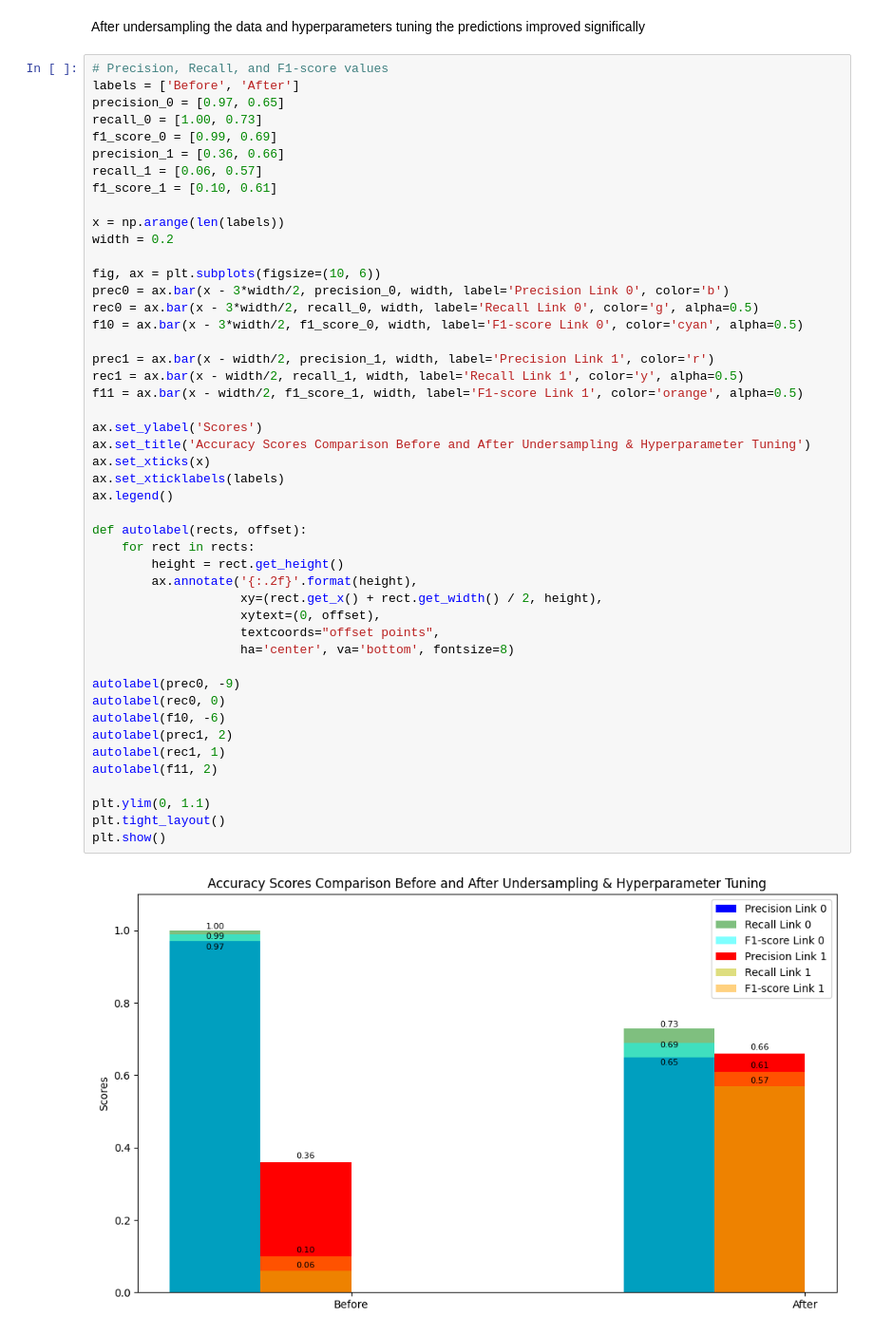
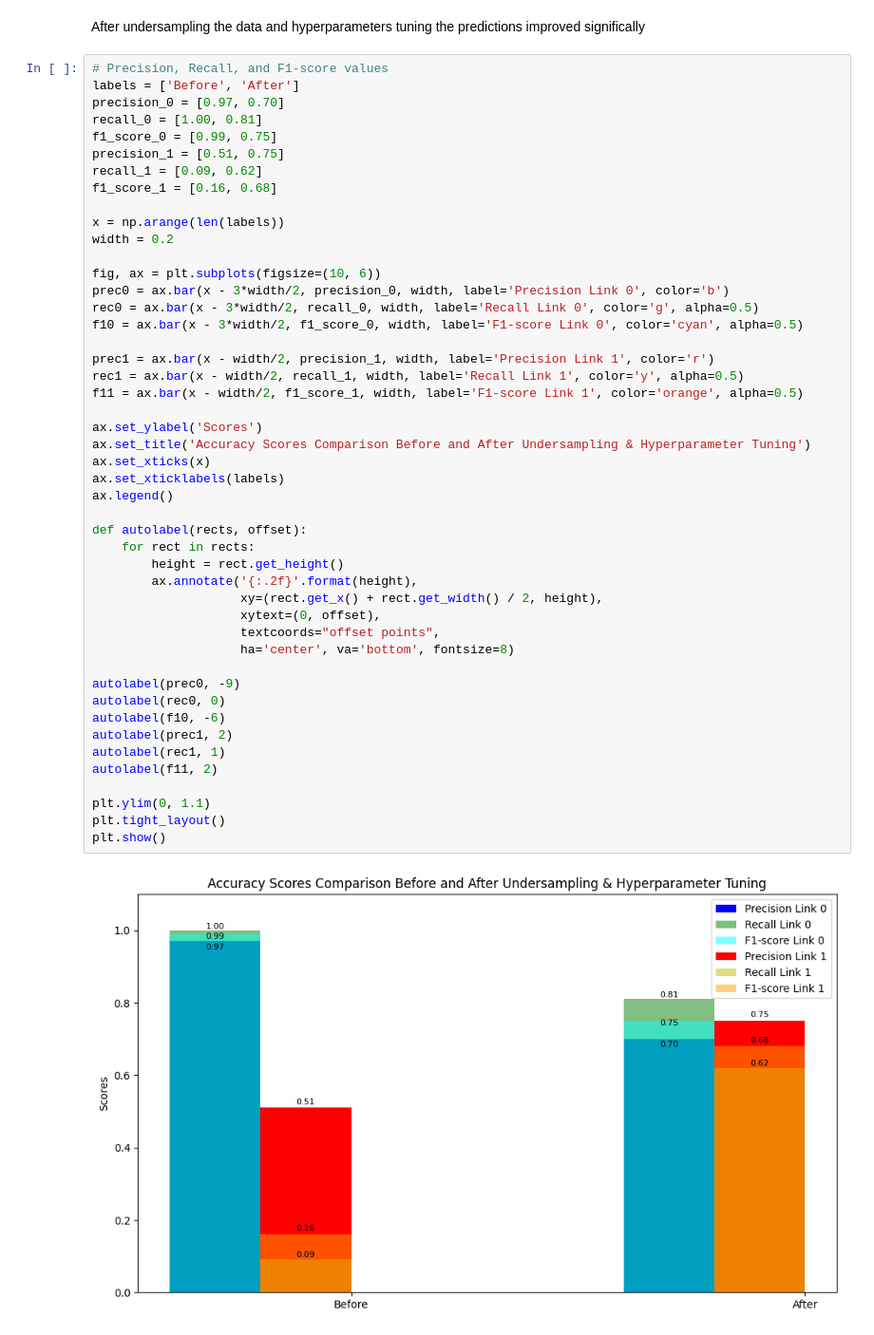
Before and after one commit to Ecological-Complexity-Lab/link_prediction_project, a Jupyter notebook: MLmodel.ipynb, the cells around one changed output. Shown at 95% size. Drawn from its saved outputs; the diff is of its cells as text.

```diff
--- a/MLmodel.ipynb
+++ b/MLmodel.ipynb
@@ -339,12 +336,12 @@ After undersampling the data and hyperparameters tuning the predictions improved
 # %%
 # Precision, Recall, and F1-score values
 labels = ['Before', 'After']
-precision_0 = [0.97, 0.65]
-recall_0 = [1.00, 0.73]
-f1_score_0 = [0.99, 0.69]
-precision_1 = [0.36, 0.66]
-recall_1 = [0.06, 0.57]
-f1_score_1 = [0.10, 0.61]
+precision_0 = [0.97, 0.70]
+recall_0 = [1.00, 0.81]
+f1_score_0 = [0.99, 0.75]
+precision_1 = [0.51, 0.75]
+recall_1 = [0.09, 0.62]
+f1_score_1 = [0.16, 0.68]
 
 x = np.arange(len(labels))
 width = 0.2
@@ -357,31 +354,31 @@ f10 = ax.bar(x - 3*width/2, f1_score_0, width, label='F1-score Link 0', color='c
 prec1 = ax.bar(x - width/2, precision_1, width, label='Precision Link 1', color='r')
 rec1 = ax.bar(x - width/2, recall_1, width, label='Recall Link 1', color='y', alpha=0.5)
 f11 = ax.bar(x - width/2, f1_score_1, width, label='F1-score Link 1', color='orange', alpha=0.5)
 
 ax.set_ylabel('Scores')
 ax.set_title('Accuracy Scores Comparison Before and After Undersampling & Hyperparameter Tuning')
 ax.set_xticks(x)
 ax.set_xticklabels(labels)
 ax.legend()
 
 def autolabel(rects, offset):
     for rect in rects:
         height = rect.get_height()
         ax.annotate('{:.2f}'.format(height),
                     xy=(rect.get_x() + rect.get_width() / 2, height),
                     xytext=(0, offset),
                     textcoords="offset points",
                     ha='center', va='bottom', fontsize=8)
 
 autolabel(prec0, -9)
 autolabel(rec0, 0)
 autolabel(f10, -6)
 autolabel(prec1, 2)
 autolabel(rec1, 1)
 autolabel(f11, 2)
 
 plt.ylim(0, 1.1)
 plt.tight_layout()
 plt.show()
 # %% [output]
-[figure, old version]
+[figure, new version]
```
Also changed, not shown: parts of 5 cells of this notebook.
